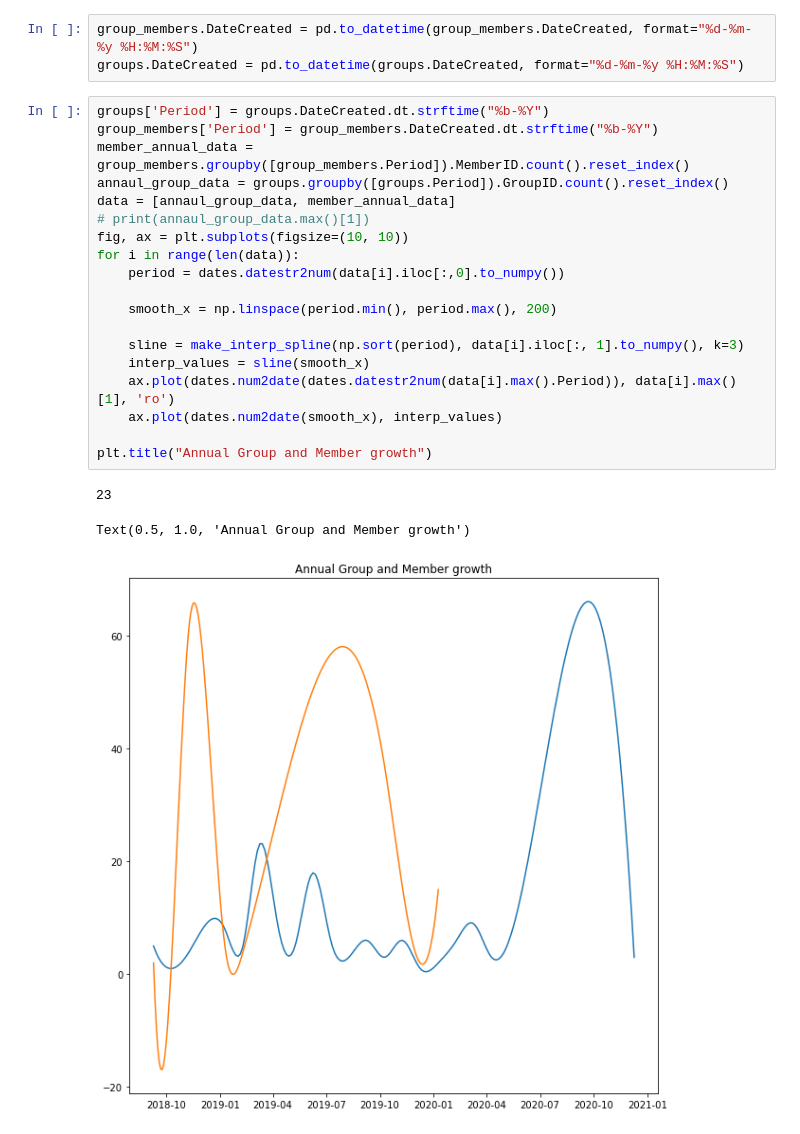
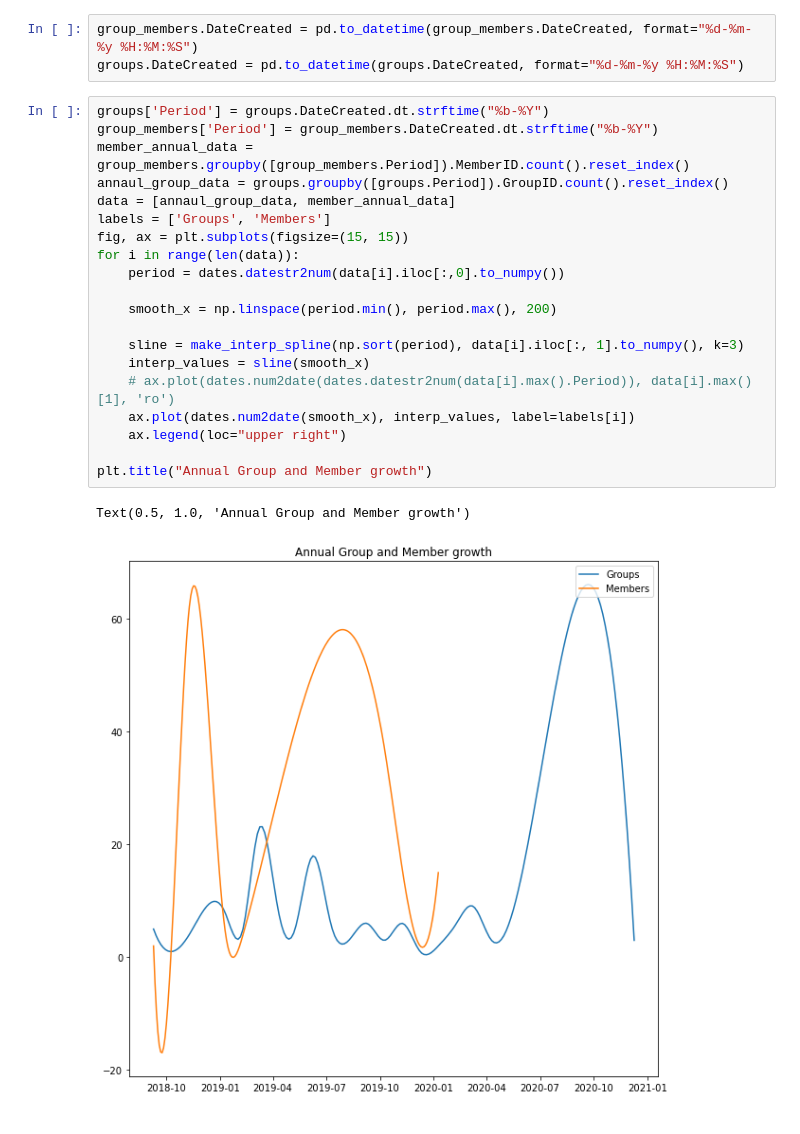
Before and after one commit to pike-msonda/adds_project, a Jupyter notebook: vsla.ipynb, the cells around one changed output. Cells and saved outputs as stored; diff of their text form.

```diff
--- a/vsla.ipynb
+++ b/vsla.ipynb
@@ -163,23 +182,23 @@ groups.DateCreated = pd.to_datetime(groups.DateCreated, format="%d-%m-%y %H:%M:%
 # %%
 groups['Period'] = groups.DateCreated.dt.strftime("%b-%Y")
 group_members['Period'] = group_members.DateCreated.dt.strftime("%b-%Y")
 member_annual_data = group_members.groupby([group_members.Period]).MemberID.count().reset_index()
 annaul_group_data = groups.groupby([groups.Period]).GroupID.count().reset_index()
 data = [annaul_group_data, member_annual_data]
-# print(annaul_group_data.max()[1])
-fig, ax = plt.subplots(figsize=(10, 10))
+labels = ['Groups', 'Members']
+fig, ax = plt.subplots(figsize=(15, 15))
 for i in range(len(data)):
     period = dates.datestr2num(data[i].iloc[:,0].to_numpy())
 
     smooth_x = np.linspace(period.min(), period.max(), 200)
 
     sline = make_interp_spline(np.sort(period), data[i].iloc[:, 1].to_numpy(), k=3)
     interp_values = sline(smooth_x)
-    ax.plot(dates.num2date(dates.datestr2num(data[i].max().Period)), data[i].max()[1], 'ro')
-    ax.plot(dates.num2date(smooth_x), interp_values)
+    # ax.plot(dates.num2date(dates.datestr2num(data[i].max().Period)), data[i].max()[1], 'ro')
+    ax.plot(dates.num2date(smooth_x), interp_values, label=labels[i])
+    ax.legend(loc="upper right")
 
 plt.title("Annual Group and Member growth")
 # %% [output]
-23
+Text(0.5, 1.0, 'Annual Group and Member growth')
-Text(0.5, 1.0, 'Annual Group and Member growth')
-[figure, old version]
+[figure, new version]
```
Also changed, not shown: parts of 14 cells of this notebook, 6 other files.
